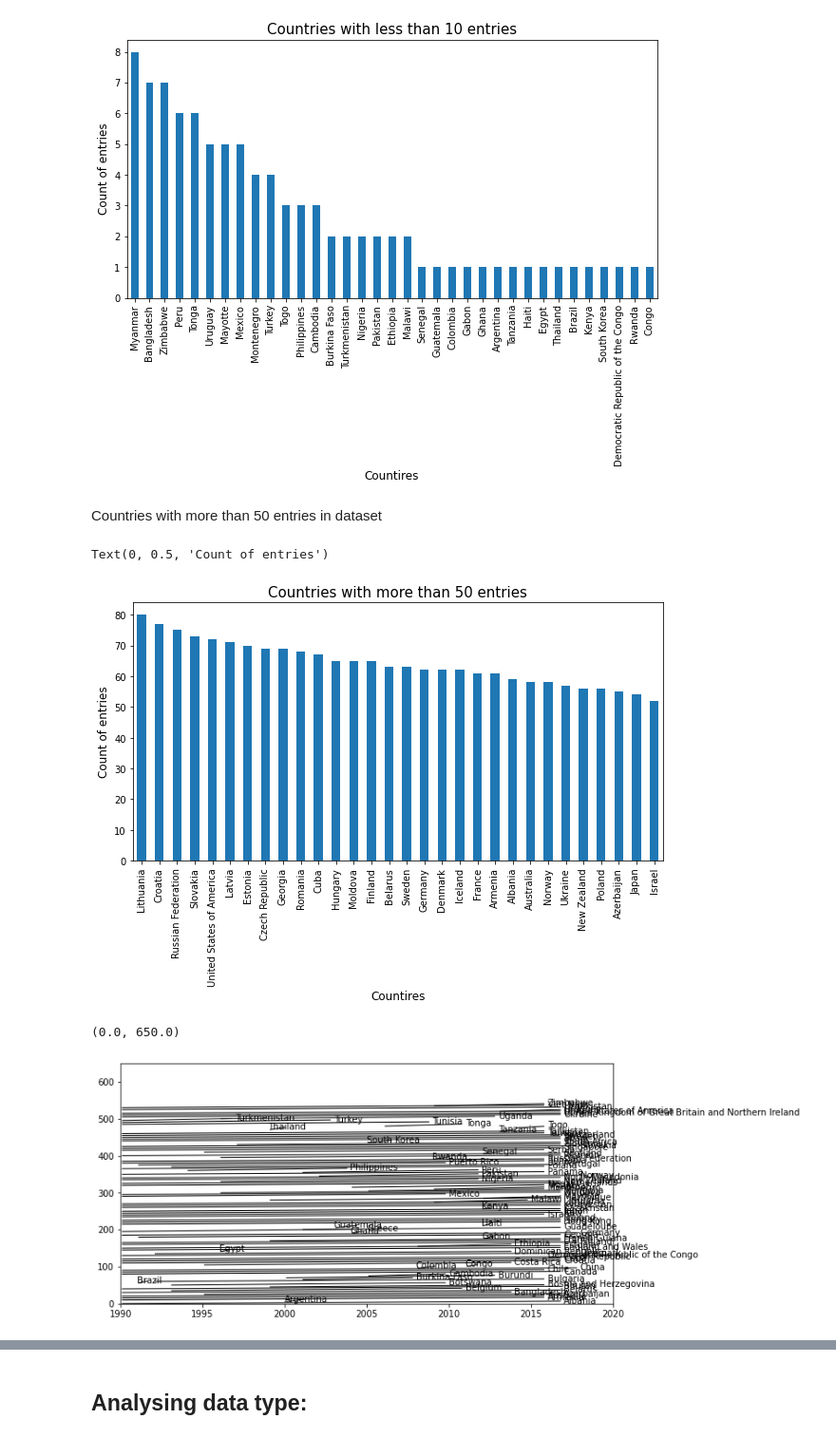
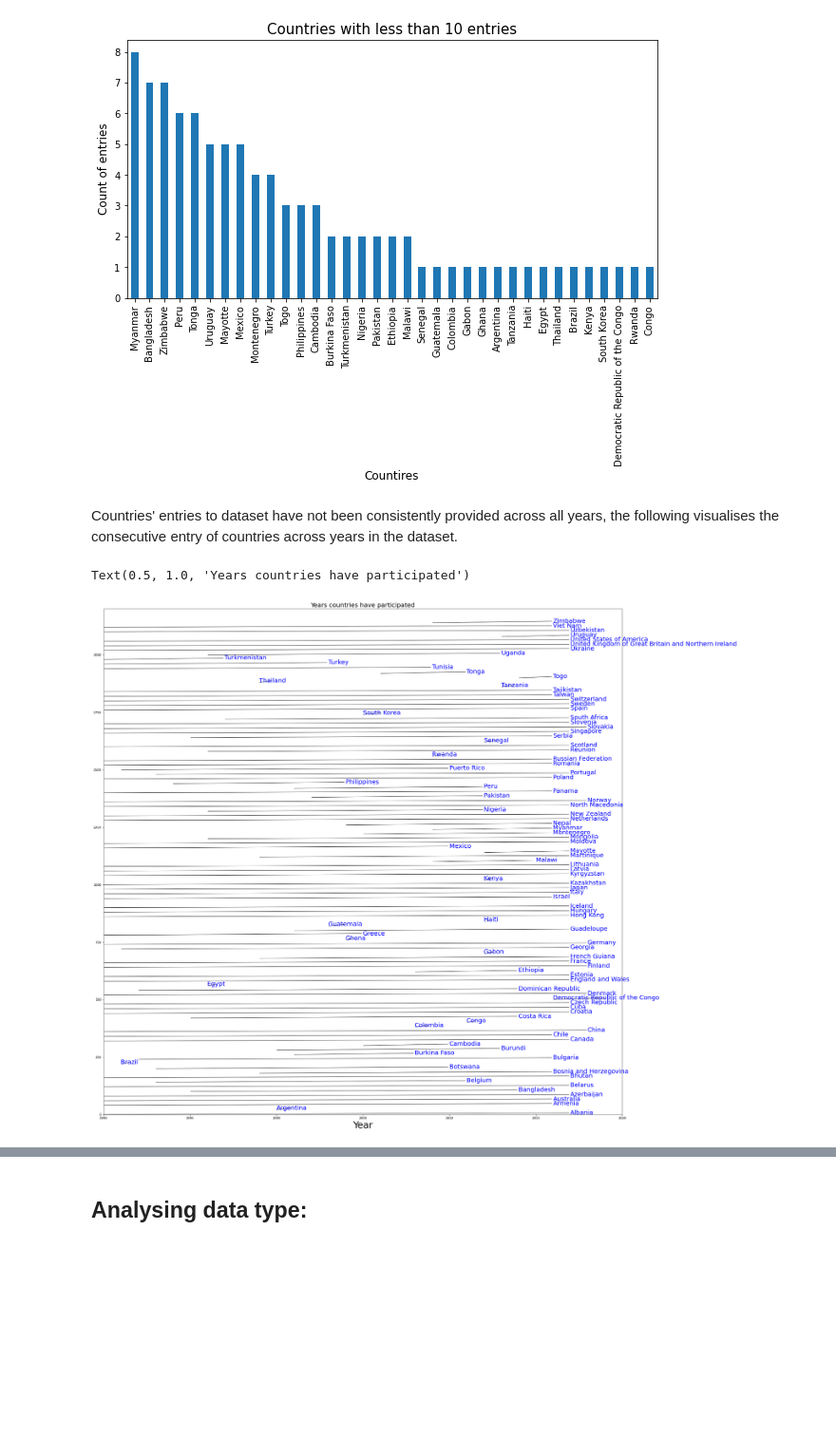
Before and after one commit to evo3000/data_project, a Jupyter notebook: data_project_abortion_incidence.ipynb, the cells around one changed output, grey strips where cells are left out. Shown at 95% size. Saved outputs shown, nothing was run; the diff lists cells and outputs as text; code cells hidden in the pictures; blank space fills up the shorter version.

```diff
--- a/data_project_abortion_incidence.ipynb
+++ b/data_project_abortion_incidence.ipynb
@@ -110,0 +89,7 @@ count_v[count_v<100].plot(kind="bar")
+# %%
+count_v = df["country"].value_counts()
+count_v[count_v>50].plot(kind="bar")
+plt.title("Countries with more than 50 entries", fontsize=15)
+plt.xlabel('Countires', fontsize=12)
+plt.ylabel('Count of entries', fontsize=12)
+plt.rcParams['figure.figsize'] = (10, 5)
@@ -118,16 +105,8 @@ plt.ylabel('Count of entries', fontsize=12)
 # %% [output]
 Text(0, 0.5, 'Count of entries')
 [figure]
-# %% [markdown]
-Countries with more than 50 entries in dataset
-# %%
-count_v[count_v>50].plot(kind="bar")
-plt.title("Countries with more than 50 entries", fontsize=15)
-plt.xlabel('Countires', fontsize=12)
-plt.ylabel('Count of entries', fontsize=12)
-# %% [output]
-Text(0, 0.5, 'Count of entries')
-[figure, removed]
+# %% [markdown]
+Countries' entries to dataset have not been consistently provided across all years, the following visualises the consecutive entry of countries across years in the dataset.
 # %%
 country_data = []
 for name, c_df in df.groupby("country"):
@@ -139,19 +118,25 @@ for name, c_df in df.groupby("country"):
         }
     )
 country_range = pd.DataFrame(country_data)
+# %%
+plt.rcParams['figure.figsize'] = (30, 30)
 # %%
 fig, ax = plt.subplots()
 for i, row in country_range.iterrows():
     ax.annotate(
         row.country,
-        xy=(row.first_year, i*5),
+        xy=(row.first_year, i*20),
         xycoords="data",
-        xytext=(row.last_year, i*5),
+        xytext=(row.last_year, i*20),
         textcoords="data",
-        arrowprops=dict(arrowstyle="-", connectionstyle="arc3"),
+        arrowprops=dict(arrowstyle="-"),
+        size = 20,
+        c = "blue"
     )
 plt.xlim([1990,2020])
-plt.ylim([0,650])
+plt.ylim([0,2200])
+plt.xlabel('Year', fontsize=30)
+plt.title("Years countries have participated", fontsize=20)
 # %% [output]
-(0.0, 650.0)
+Text(0.5, 1.0, 'Years countries have participated')
-[figure, old version]
+[figure, new version]
```
Also changed, not shown: parts of 39 cells of this notebook.
